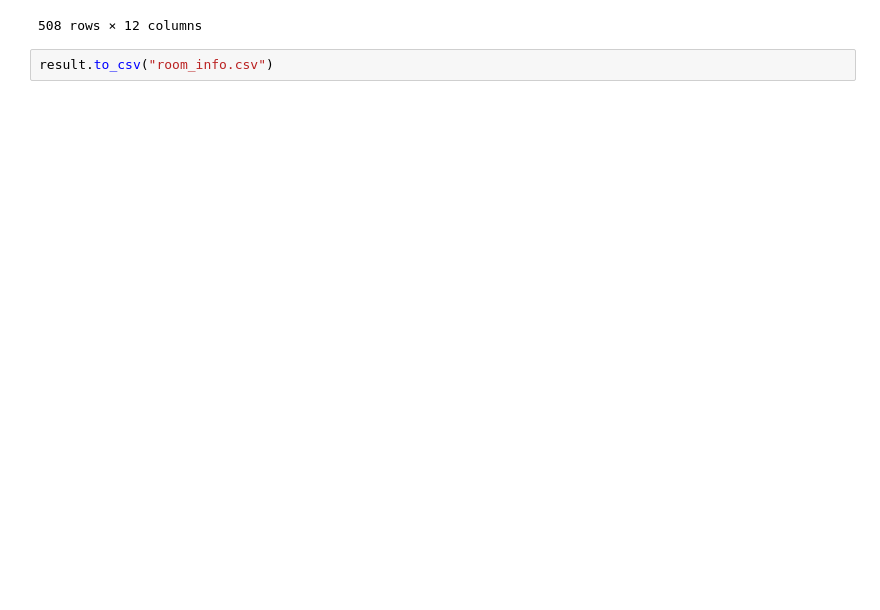
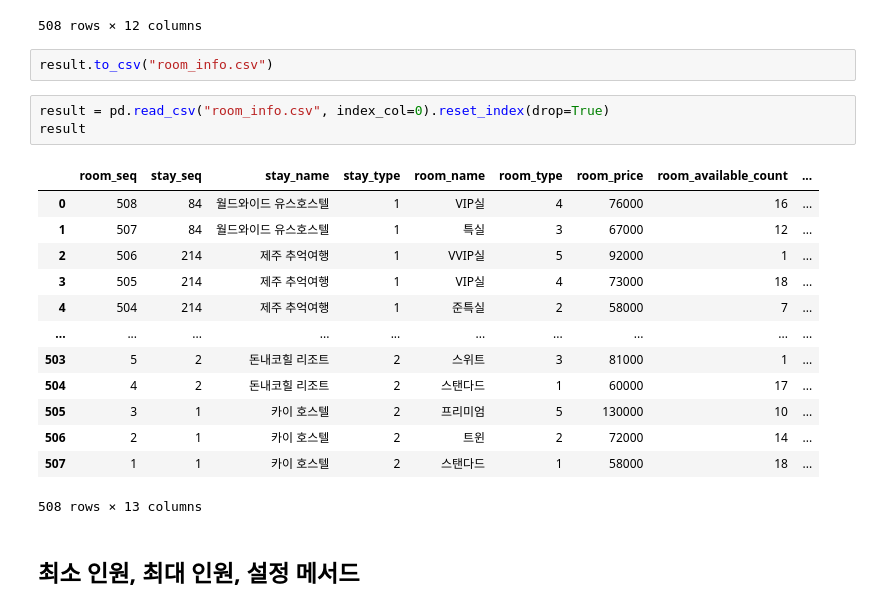
Before and after one commit to sbling-trip/sbling-trip-api, a Jupyter notebook: data_generate/generate_fake_data.ipynb, the cells around one changed output. Drawn from its saved outputs; the diff is of its cells as text; blank space fills up the shorter version.

```diff
--- a/data_generate/generate_fake_data.ipynb
+++ b/data_generate/generate_fake_data.ipynb
@@ -752,3 +752,22 @@ See the caveats in the documentation: https://pandas.pydata.org/pandas-docs/stab
 508 rows × 12 columns
 # %%
 result.to_csv("room_info.csv")
+# %%
+result = pd.read_csv("room_info.csv", index_col=0).reset_index(drop=True)
+result
+# %% [output]
+|  | room_seq | stay_seq | stay_name | stay_type | room_name | room_type | room_price | room_available_count | ... |
+| 0 | 508 | 84 | 월드와이드 유스호스텔 | 1 | VIP실 | 4 | 76000 | 16 | ... |
+| 1 | 507 | 84 | 월드와이드 유스호스텔 | 1 | 특실 | 3 | 67000 | 12 | ... |
+| 2 | 506 | 214 | 제주 추억여행 | 1 | VVIP실 | 5 | 92000 | 1 | ... |
+| 3 | 505 | 214 | 제주 추억여행 | 1 | VIP실 | 4 | 73000 | 18 | ... |
+| 4 | 504 | 214 | 제주 추억여행 | 1 | 준특실 | 2 | 58000 | 7 | ... |
+| ... | ... | ... | ... | ... | ... | ... | ... | ... | ... |
+| 503 | 5 | 2 | 돈내코힐 리조트 | 2 | 스위트 | 3 | 81000 | 1 | ... |
+| 504 | 4 | 2 | 돈내코힐 리조트 | 2 | 스탠다드 | 1 | 60000 | 17 | ... |
+| 505 | 3 | 1 | 카이 호스텔 | 2 | 프리미엄 | 5 | 130000 | 10 | ... |
+| 506 | 2 | 1 | 카이 호스텔 | 2 | 트윈 | 2 | 72000 | 14 | ... |
+| 507 | 1 | 1 | 카이 호스텔 | 2 | 스탠다드 | 1 | 58000 | 18 | ... |
+508 rows × 13 columns
+# %% [markdown]
+## 최소 인원, 최대 인원, 설정 메서드
```
Also changed, not shown: parts of 2 cells of this notebook, 4 other files.
